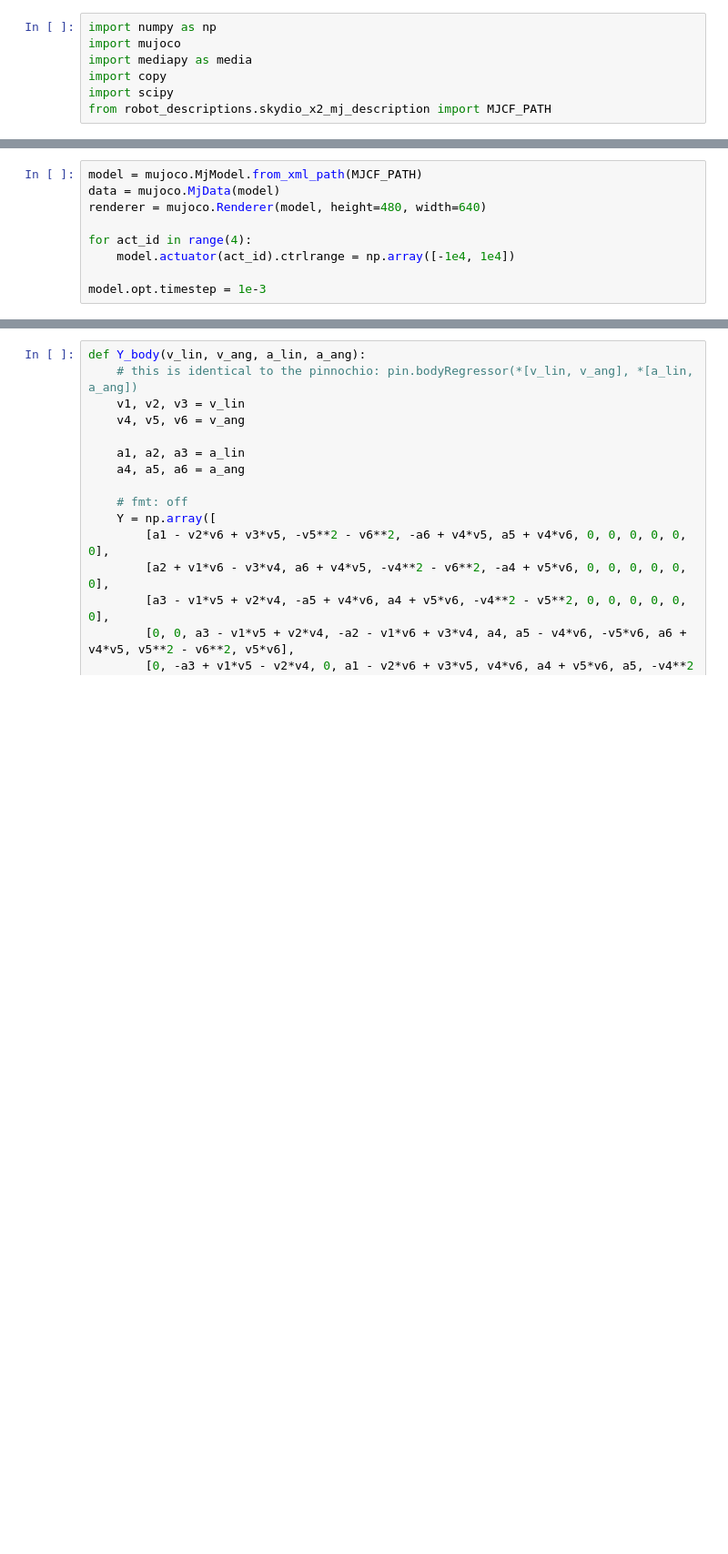
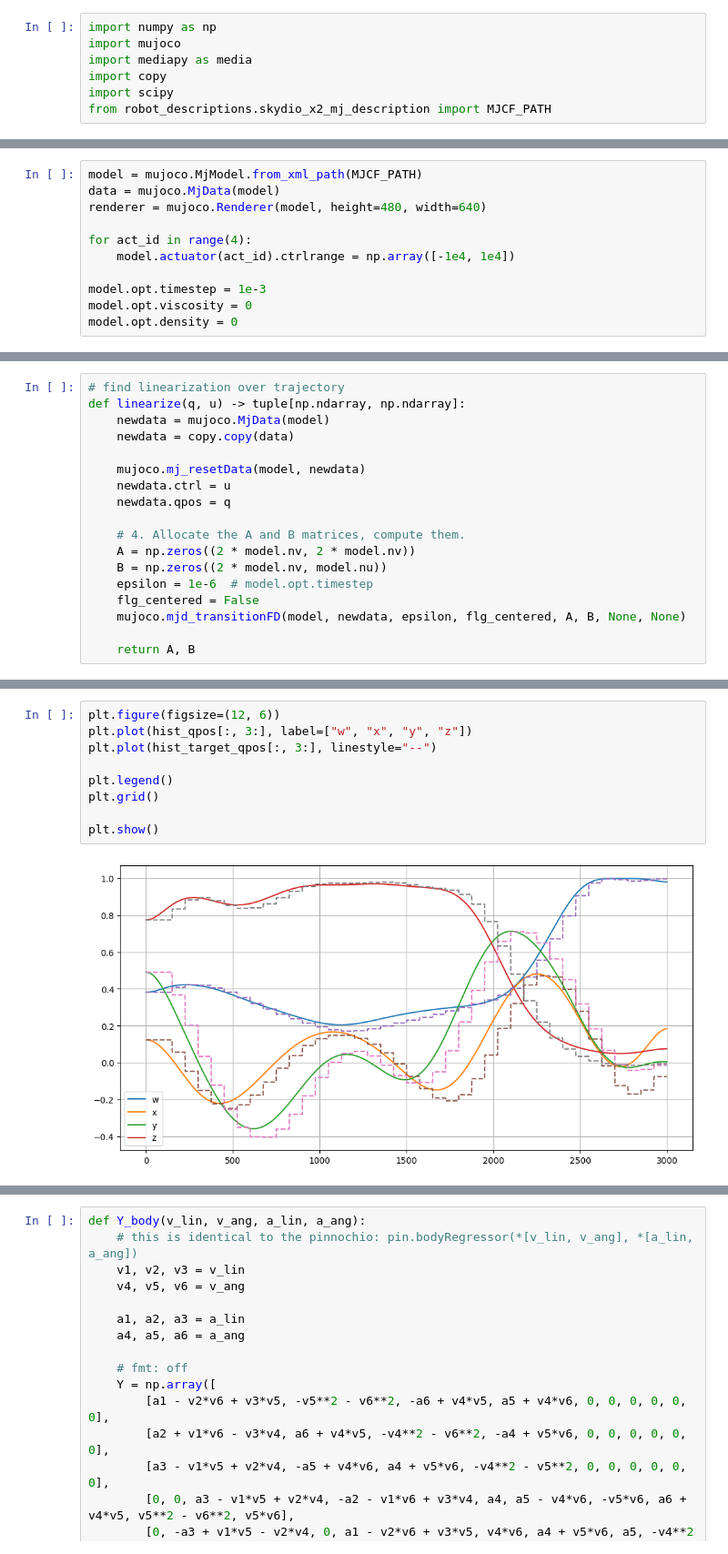
Before and after one commit to lvjonok/mujoco-sysid, a Jupyter notebook: scripts/skydio.ipynb, the cells around one changed output, grey strips where cells are left out. Shown at 91% size. Cells and saved outputs as stored; diff of their text form; blank space fills up the shorter version.

```diff
--- a/scripts/skydio.ipynb
+++ b/scripts/skydio.ipynb
@@ -18,3 +14,5 @@ for act_id in range(4):
     model.actuator(act_id).ctrlrange = np.array([-1e4, 1e4])
 
 model.opt.timestep = 1e-3
+model.opt.viscosity = 0
+model.opt.density = 0
@@ -20,0 +60,18 @@ model.opt.timestep = 1e-3
+# %%
+# find linearization over trajectory
+def linearize(q, u) -> tuple[np.ndarray, np.ndarray]:
+    newdata = mujoco.MjData(model)
+    newdata = copy.copy(data)
+
+    mujoco.mj_resetData(model, newdata)
+    newdata.ctrl = u
+    newdata.qpos = q
+
+    # 4. Allocate the A and B matrices, compute them.
+    A = np.zeros((2 * model.nv, 2 * model.nv))
+    B = np.zeros((2 * model.nv, model.nu))
+    epsilon = 1e-6  # model.opt.timestep
+    flg_centered = False
+    mujoco.mjd_transitionFD(model, newdata, epsilon, flg_centered, A, B, None, None)
+
+    return A, B
@@ -20,0 +180,11 @@ model.opt.timestep = 1e-3
+# %%
+plt.figure(figsize=(12, 6))
+plt.plot(hist_qpos[:, 3:], label=["w", "x", "y", "z"])
+plt.plot(hist_target_qpos[:, 3:], linestyle="--")
+
+plt.legend()
+plt.grid()
+
+plt.show()
+# %% [output]
+[figure, added]
```
Also changed, not shown: parts of 13 cells of this notebook, 6 other files.
